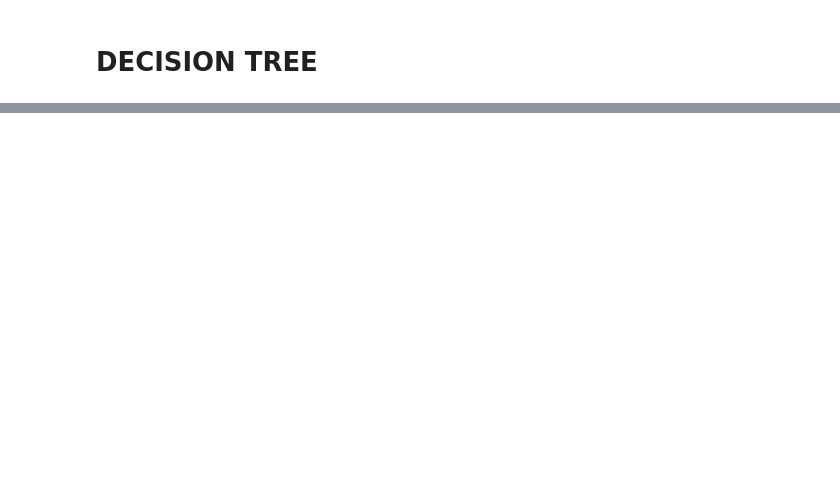
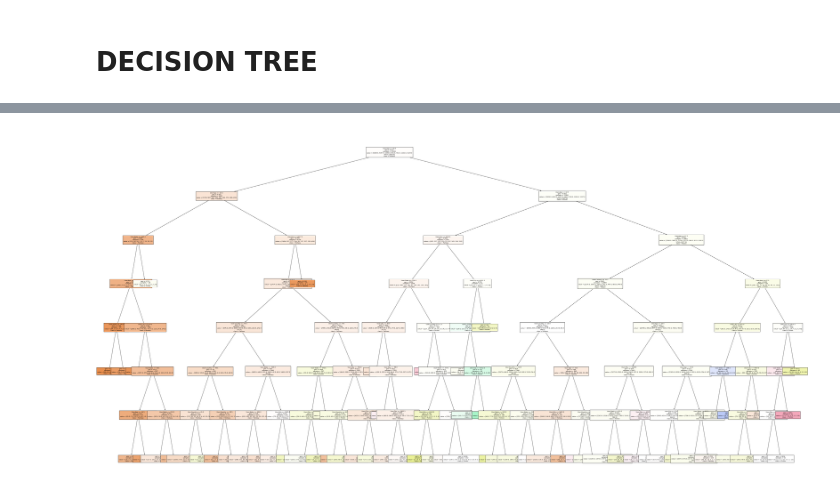
Before and after one commit to VariianWrynn/EODP, a Jupyter notebook: decision_tree.ipynb, the cells around one changed output, grey strips where cells are left out. Cells and saved outputs as stored; diff of their text form; code cells hidden in the pictures; blank space fills up the shorter version.

```diff
--- a/decision_tree.ipynb
+++ b/decision_tree.ipynb
@@ -25,0 +44,24 @@ X_train, X_test, y_train, y_test = train_test_split(X, y, test_size=0.2, random_
+# %%
+from sklearn.tree import DecisionTreeClassifier
+from sklearn.model_selection import GridSearchCV
+
+# Define the model
+clf = DecisionTreeClassifier(random_state=42)
+
+# Create a dictionary of all the parameters you want to tune
+param_grid = {
+    'max_depth': [None, 10, 20, 30, 40, 50],
+    'min_samples_split': [10, 20, 50, 100],
+    'min_samples_leaf': [10, 20, 50, 100],
+    'criterion': ['gini', 'entropy']
+}
+
+# Create a GridSearchCV object
+grid_search = GridSearchCV(estimator=clf, param_grid=param_grid, cv=5, scoring='accuracy', verbose=1, n_jobs=-1)
+
+# Fit the grid search to the data
+grid_search.fit(X_train, y_train)
+
+# Best parameters and best score
+print("Best parameters:", grid_search.best_params_)
+print("Best cross-validation score: {:.2f}".format(grid_search.best_score_))
@@ -27,5 +71,5 @@ X_train, X_test, y_train, y_test = train_test_split(X, y, test_size=0.2, random_
 from sklearn.tree import DecisionTreeClassifier
 
 # Initialize and train the Decision Tree Classifier
-clf = DecisionTreeClassifier(random_state=42, max_depth=8, min_samples_split=100, min_samples_leaf=500)
+clf = DecisionTreeClassifier(random_state=42, max_depth=7, min_samples_split=50, min_samples_leaf=20)
 clf.fit(X_train, y_train)
@@ -44,19 +108,22 @@ print(classification_report(y_test, y_pred, zero_division=0))
 # %%
 from sklearn import tree
 import matplotlib.pyplot as plt
 
+# Assuming clf is your trained decision tree classifier
+
 fig, ax = plt.subplots(figsize=(60, 30))
-
 plt.subplots_adjust(left=0.05, right=0.95, top=0.95, bottom=0.05)
 
 tree.plot_tree(
     clf,
     filled=True,
     feature_names=X.columns,
-    class_names=label_encoder.classes_,
+    class_names=genre_encoder.classes_,  # Use genre_encoder's classes for the class names
     fontsize=8,
     ax=ax
 )
 
 plt.savefig('adjusted_decision_tree_no_param_change.png', format='png', dpi=300, bbox_inches='tight')
 plt.show()
+# %% [output]
+[figure, added]
```
Also changed, not shown: parts of 5 cells of this notebook, 4 other files.
